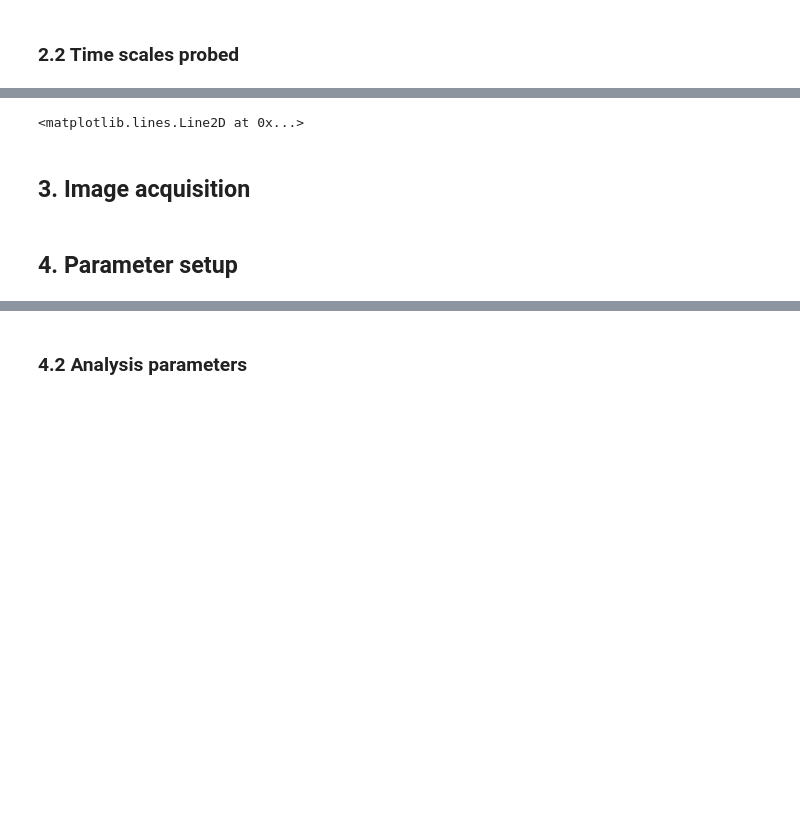
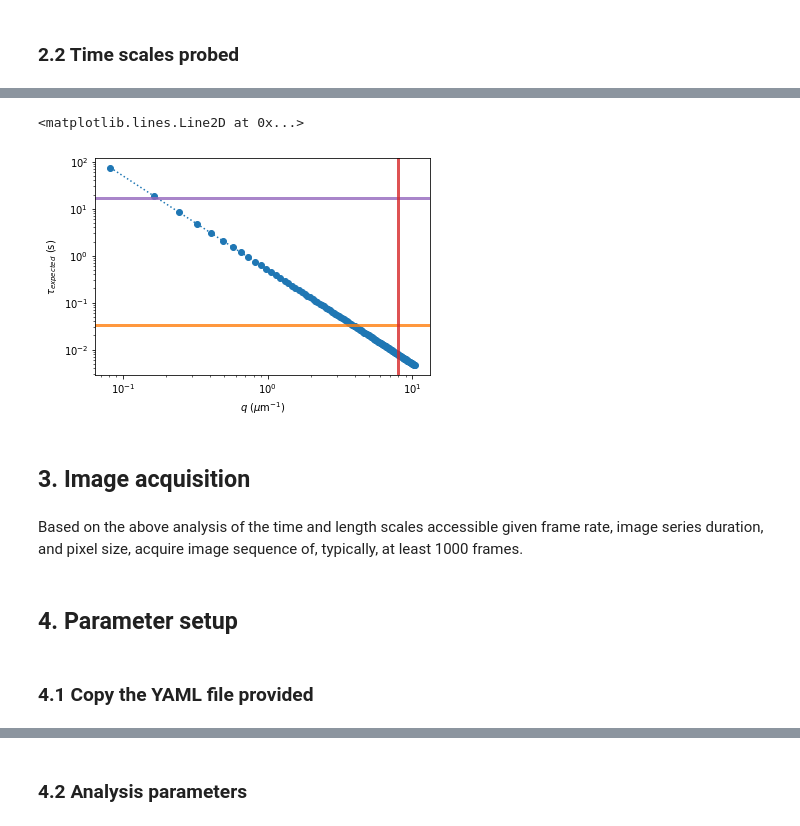
Before and after one commit to rmcgorty/PyDDM, a Jupyter notebook: Examples/DDM - Protocol Steps.ipynb, the cells around one changed output, grey strips where cells are left out. Drawn from its saved outputs; the diff is of its cells as text; code cells hidden in the pictures; blank space fills up the shorter version.

```diff
--- a/Examples/DDM - Protocol Steps.ipynb
+++ b/Examples/DDM - Protocol Steps.ipynb
@@ -58,10 +58,10 @@ max_lag_time = maximum_lag_frame / frame_rate
 
 expected_diffusion_coefficient = 2.0 #diffusion coeff in microns squared per second
 
-expected_decay_time = 1.0 / (wavevector_q**2 * expected_diffusion_coefficient)
+expected_decay_time = 1.0 / (wavevector_q[1:]**2 * expected_diffusion_coefficient)
 
 fig,ax = plt.subplots()
-ax.loglog(wavevector_q[1:], expected_decay_time[1:], ':o', color='tab:blue')
+ax.loglog(wavevector_q[1:], expected_decay_time, ':o', color='tab:blue')
 ax.set_xlabel("$q$ ($\mu$m$^{-1}$)")
 ax.set_ylabel("$\\tau_{expected}$ (s)")
 ax.axhline(y = min_lag_time, color='tab:orange', lw=3, alpha=0.8, label="Minimum lag time")
@@ -73,5 +71,8 @@ ax.axvline(x = max_q_based_on_NA, color='tab:red', lw=3, alpha=0.8)
 <matplotlib.lines.Line2D at 0x...>
+[figure, added]
 # %% [markdown]
 ## 3. Image acquisition
+# %% [markdown]
+Based on the above analysis of the time and length scales accessible given frame rate, image series duration, and pixel size, acquire image sequence of, typically, at least 1000 frames.
 # %% [markdown]
 ## 4. Parameter setup
@@ -82,0 +79,2 @@ FileName: 'images_nobin_40x_128x128_8bit.tif'
+# %% [markdown]
+### 4.1 Copy the YAML file provided
```
Also changed, not shown: parts of 61 cells of this notebook, 3 other files.
